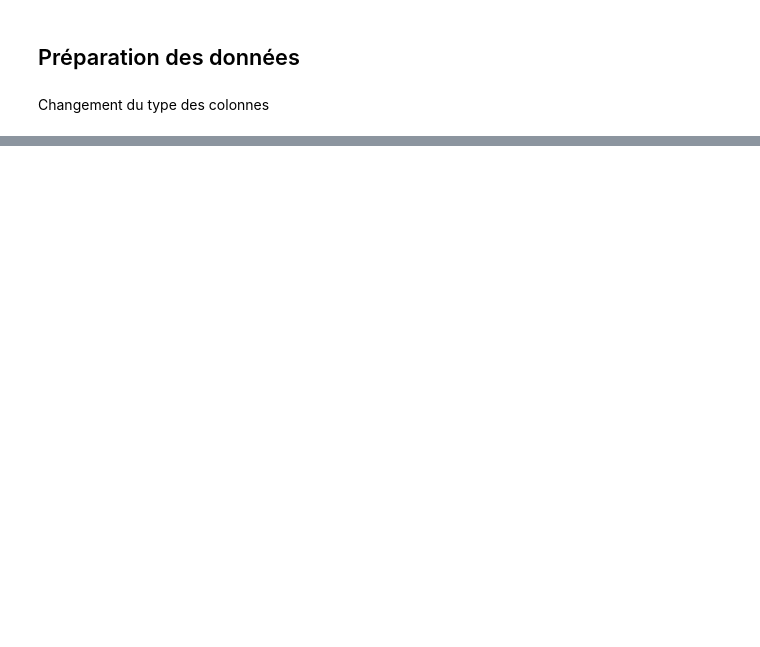
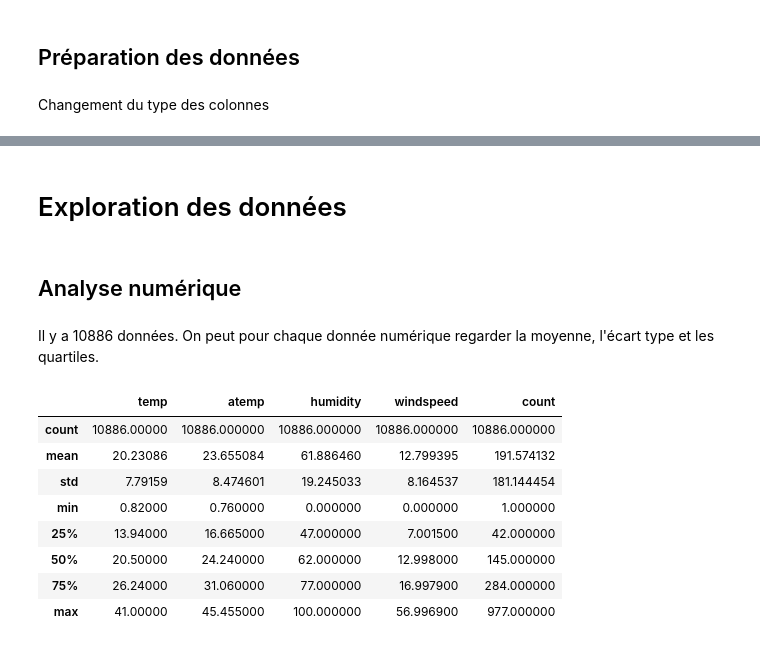
Before and after one commit to uazech/data-mining-velo, a Jupyter notebook: script/projet_velo_sujet.ipynb, the cells around one changed output, grey strips where cells are left out. Cells and saved outputs as stored; diff of their text form; code cells hidden in the pictures; blank space fills up the shorter version.

Commit message:
Exploration des données

```diff
--- a/script/projet_velo_sujet.ipynb
+++ b/script/projet_velo_sujet.ipynb
@@ -147,0 +188,18 @@ df['datetime'] = pd.to_datetime(df['datetime'])
+# %% [markdown]
+# Exploration des données
+# %% [markdown]
+## Analyse numérique
+# %% [markdown]
+Il y a 10886 données. On peut pour chaque donnée numérique regarder la moyenne, l'écart type et les quartiles.
+# %%
+df.describe()
+# %% [output]
+|  | temp | atemp | humidity | windspeed | count |
+| count | 10886.00000 | 10886.000000 | 10886.000000 | 10886.000000 | 10886.000000 |
+| mean | 20.23086 | 23.655084 | 61.886460 | 12.799395 | 191.574132 |
+| std | 7.79159 | 8.474601 | 19.245033 | 8.164537 | 181.144454 |
+| min | 0.82000 | 0.760000 | 0.000000 | 0.000000 | 1.000000 |
+| 25% | 13.94000 | 16.665000 | 47.000000 | 7.001500 | 42.000000 |
+| 50% | 20.50000 | 24.240000 | 62.000000 | 12.998000 | 145.000000 |
+| 75% | 26.24000 | 31.060000 | 77.000000 | 16.997900 | 284.000000 |
+| max | 41.00000 | 45.455000 | 100.000000 | 56.996900 | 977.000000 |
```
Also changed, not shown: parts of 23 cells of this notebook.
